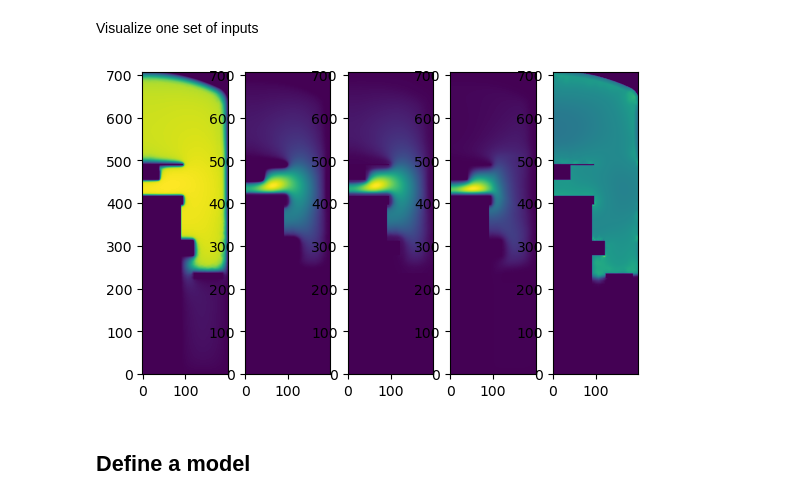
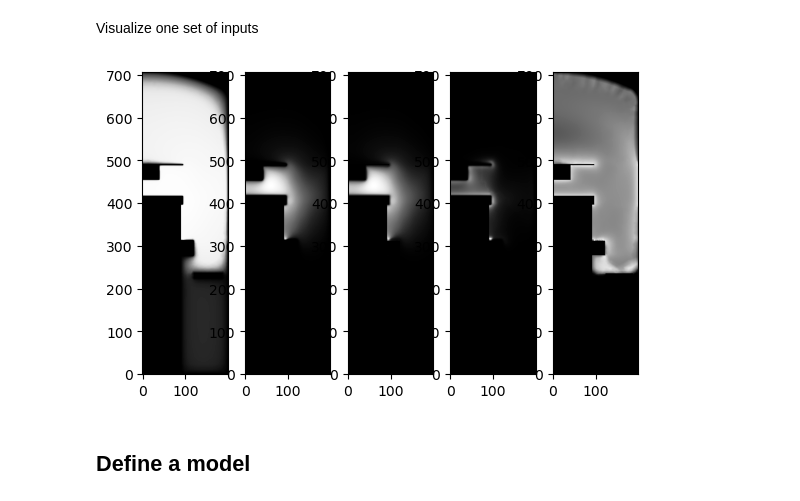
Before and after one commit to jarltc/2d-discharge-nn, a Jupyter notebook: torch/autoencoder_study.ipynb, the cells around one changed output. Drawn from its saved outputs; the diff is of its cells as text; code cells hidden in the pictures.

```diff
--- a/torch/autoencoder_study.ipynb
+++ b/torch/autoencoder_study.ipynb
@@ -119,9 +121,9 @@ def draw_apparatus(ax):
 # %%
 fig, axs = plt.subplots(nrows=1, ncols=5)
 for i, ax in enumerate(axs):
-    ax.imshow(test[0,i,:,:], origin='lower')
+    ax.imshow(test[0,i,:,:], origin='lower', cmap='Greys_r')
 # %% [output]
-[figure, old version]
+[figure, new version]
 # %% [markdown]
 ## Define a model
 # %%
```
Also changed, not shown: parts of 17 cells of this notebook.
